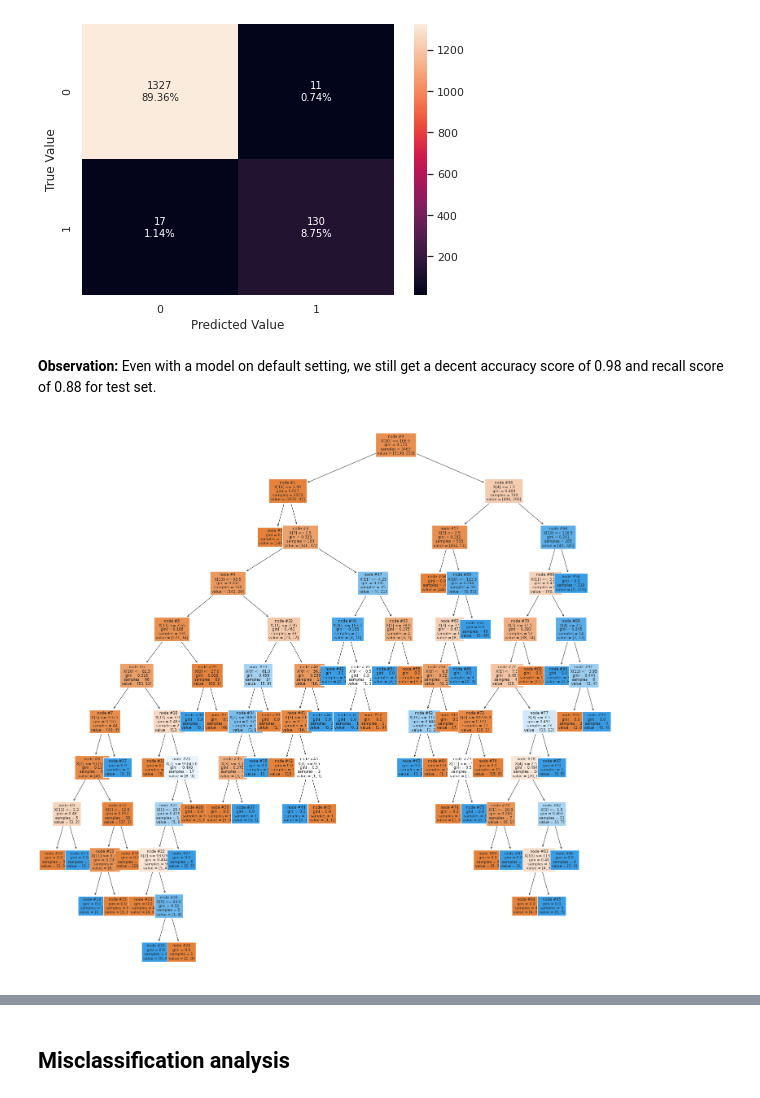
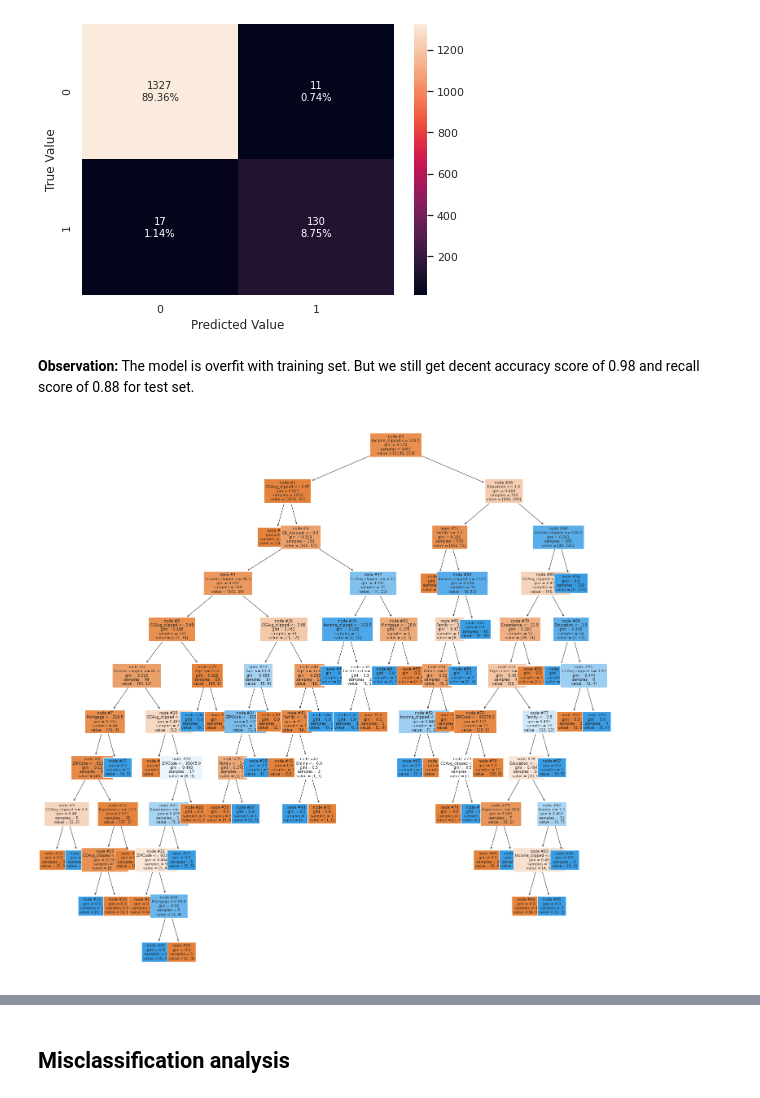
Before and after one commit to liangym2014/Data-science-and-machine-learning, a Jupyter notebook: 3.Personal_Loan_Campaign_Solution.ipynb, the cells around one changed output, grey strips where cells are left out. Saved outputs shown, nothing was run; the diff lists cells and outputs as text; code cells hidden in the pictures.

```diff
--- a/3.Personal_Loan_Campaign_Solution.ipynb
+++ b/3.Personal_Loan_Campaign_Solution.ipynb
@@ -935,7 +938,7 @@ Unlike regression model, decision tree is immune to multicollinearity. Desicion
 # %% [markdown]
 ### Split training set and testing set
 # %%
-X = df.drop(["Personal_Loan", "Mortgage_Paidoff", "Income", "CCAvg", "City", "State"], axis = 1)
+X = df.drop(["Personal_Loan","Income", "CCAvg", "City", "State", "Mortgage_Paidoff"], axis = 1)
 y = df['Personal_Loan']
 
 X_train, X_test, y_train, y_test = train_test_split(X, y, test_size = 0.3, random_state = 3)
@@ -974,10 +977,10 @@ generate_confusion_matrix(y_test, y1_test)   # confusion matrix for test set
 # %% [output]
 [figure]
 # %% [markdown]
-**Observation:** Even with a model on default setting, we still get a decent accuracy score of 0.98 and recall score of 0.88 for test set.
+**Observation:** The model is overfit with training set. But we still get decent accuracy score of 0.98 and recall score of 0.88 for test set.
 # %%
 plt.figure(figsize = (25,25));
-tree.plot_tree(dt_1, filled = True, node_ids = True, fontsize = 9);
+tree.plot_tree(dt_1, feature_names = X_train.columns.to_list(), filled = True, node_ids = True, fontsize = 9);
 # %% [output]
-[figure, old version]
+[figure, new version]
 # %%
```
Also changed, not shown: parts of 34 cells of this notebook.
